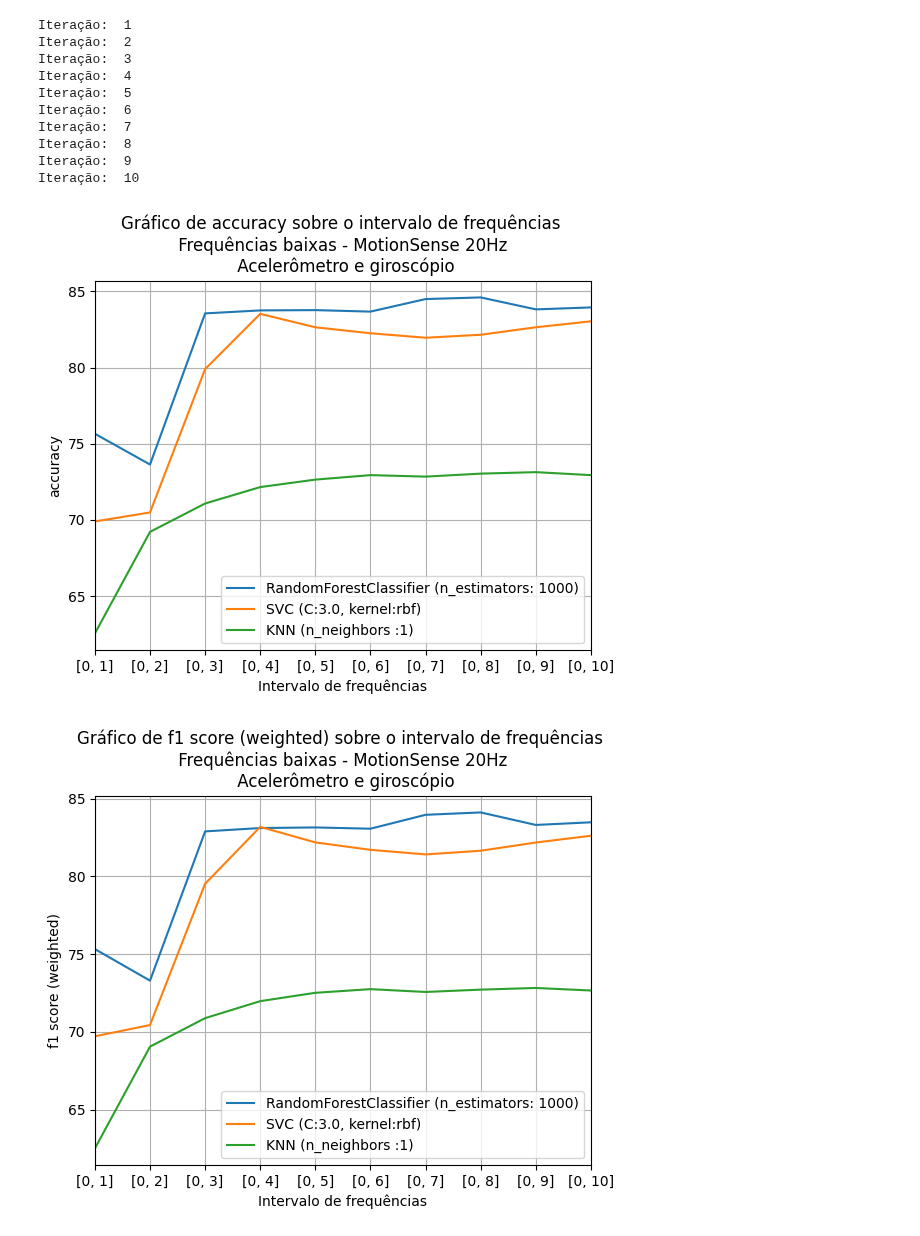
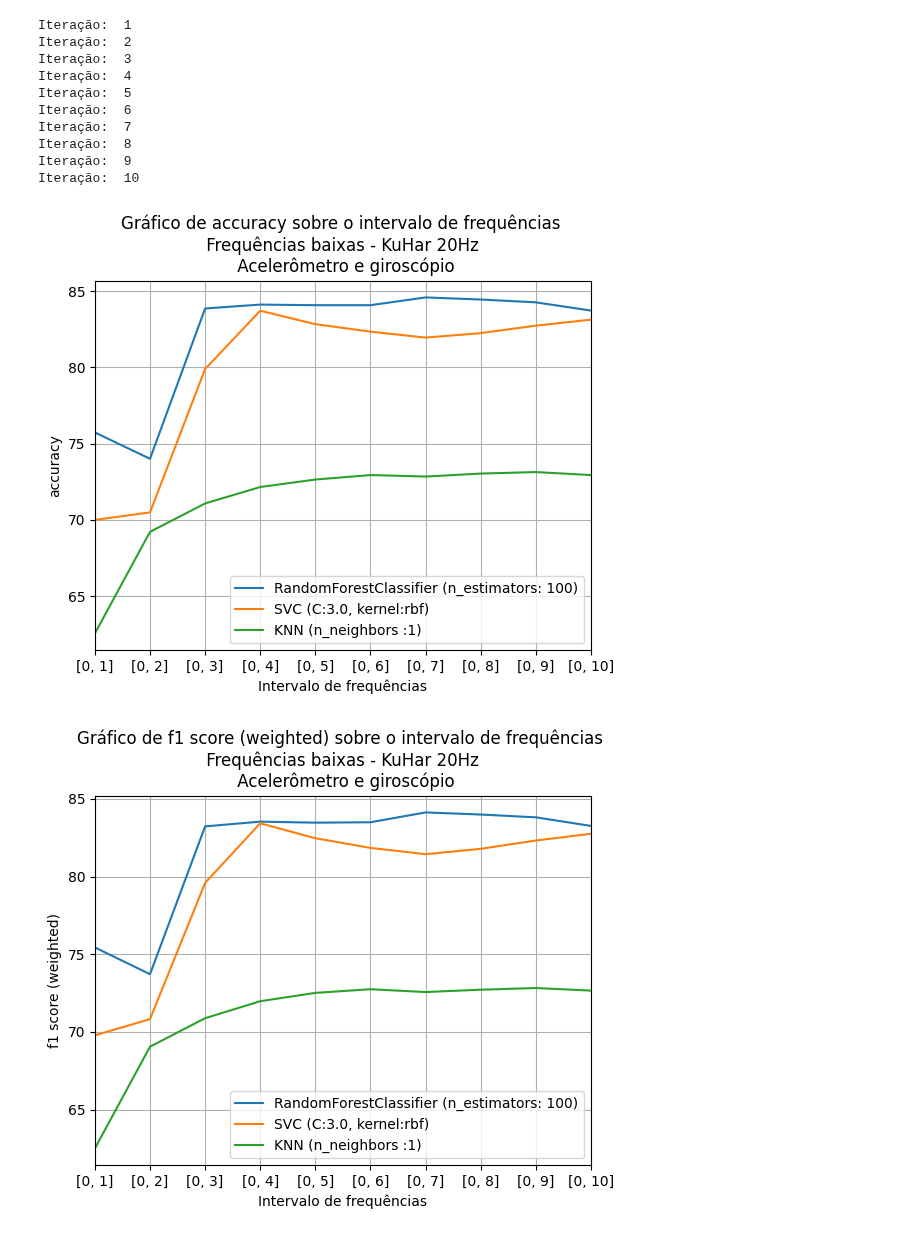
Before and after one commit to otavioon/librep-hiaac, a Jupyter notebook: experiments/removing-frequencies/MotionSense/Experiments_MotionSense_20Hz_removing_high_frequencies.ipynb, the cells around one changed output. Saved outputs shown, nothing was run; the diff lists cells and outputs as text; code cells hidden in the pictures.

```diff
--- a/experiments/removing-frequencies/MotionSense/Experiments_MotionSense_20Hz_removing_high_frequencies.ipynb
+++ b/experiments/removing-frequencies/MotionSense/Experiments_MotionSense_20Hz_removing_high_frequencies.ipynb
@@ -34,9 +34,11 @@ Change the path to use in other datasets
 # %%
-# Path for KuHar resampled to 50Hz view with the same activities (and labels numbers)
-# It is assumed that the directory will contain (train.csv, test.csv and validation.csv)
-dataset_path = Path("../../../data/views/MotionSense/resampled_view_20Hz")
+# MotionSense Loader
+loader = MotionSense_BalancedView20HZ(
+    root_dir="../../../data/views/MotionSense/balanced_20Hz-v1",
+    download=False
+)
 # %% [markdown]
 Once paths is defined, we can load the CSV as pandas dataframes
 # %%
-# Kuhar dataframes
-train, validation, test = PandasDatasetsIO(dataset_path).load()
+train_val, test = loader.load(concat_train_validation=True, label=loader.standard_label)
+train_val
@@ -236,22 +223,18 @@ Iteração:  10
 from librep.estimators import KNeighborsClassifier
 
 experiment = SimpleTrainEvalWorkflow(estimator=KNeighborsClassifier, estimator_creation_kwags ={'n_neighbors' :1} , do_not_instantiate=False, do_fit=True, evaluator=reporter)
-multi_run_experiment = MultiRunWorkflow(workflow=experiment, num_runs=10, debug=False)
+multi_run_experiment = MultiRunWorkflow(workflow=experiment, num_runs=1, debug=False)
 
+results_knn = []
 k = 1
-results_knn = []
 while(k <= fs_cut):
-    num_features = num_per_frequency*k
+    frequencies_to_remove = [i for i in range(k*num_per_frequency, fs_cut*num_per_frequency)]
 
-    features = []
-    for i in range(num_windows):
-        for j in range(num_features):
-            features.append(train_fft.window_names[i]+'-{}'.format(j)) # Rename the features name
+    frequencies_transform = RemoveFrequencies(interval=frequencies_to_remove)
+    transformer = TransformMultiModalDataset(transforms=[frequencies_transform])
 
-    train_fft_reduced = remove_high_frequencies(train_fft, num_windows, num_per_slices, features,
-                                               num_features)
-    test_fft_reduced = remove_high_frequencies(test_fft, num_windows, num_per_slices, features,
-                                              num_features)
+    train_fft_reduced = transformer(train_fft)
+    test_fft_reduced = transformer(test_fft)
 
     result = multi_run_experiment(train_fft_reduced, test_fft_reduced)
     results_knn.append(result)
@@ -296,38 +279,38 @@ scores_knn = {metric:[] for metric in metrics}
 scores_knn_average = {metric:[] for metric in metrics}
 
 for metric in metrics:
     for i in range(fs_cut):
             score_rf, score_svc, score_knn = [], [], []
             for j in range(10):
                 value_rf = results_rf[i]['runs'][j]['result'][0][metric]
                 score_rf.append(100*value_rf)
 
-                value_svc = results_svc[i]['runs'][j]['result'][0][metric]
-                score_svc.append(100*value_svc)
+            value_svc = results_svc[i]['runs'][0]['result'][0][metric]
+            score_svc.append(100*value_svc)
 
-                value_knn = results_knn[i]['runs'][j]['result'][0][metric]
-                score_knn.append(100*value_knn)
+            value_knn = results_knn[i]['runs'][0]['result'][0][metric]
+            score_knn.append(100*value_knn)
 
             scores_rf[metric].append(score_rf)
             scores_rf_average[metric].append(np.mean(score_rf))
 
             scores_svc[metric].append(score_svc)
             scores_svc_average[metric].append(np.mean(score_svc))
 
             scores_knn[metric].append(score_knn)
             scores_knn_average[metric].append(np.mean(score_knn))
 
 classifiers = {
-    'RandomForestClassifier (n_estimators: 1000)' : scores_rf_average,
+    'RandomForestClassifier (n_estimators: 100)' : scores_rf_average,
     'SVC (C:3.0, kernel:rbf)' : scores_svc_average,
     'KNN (n_neighbors :1)' : scores_knn_average
 }
 for metric in metrics:
     xlabel = "Intervalo de frequências"
     # ylabel = metric
-    title = "Gráfico de {} sobre o intervalo de frequências \n Frequências baixas - MotionSense {}Hz \n Acelerômetro e giroscópio".format(metric,
+    title = "Gráfico de {} sobre o intervalo de frequências \n Frequências baixas - KuHar {}Hz \n Acelerômetro e giroscópio".format(metric,
                                                                                                     fs_cut*2)
     chart(classifiers, metric, xlabel, title, fs_cut)
 # %% [output]
-[figure, old version]
+[figure, new version]
-[figure, old version]
+[figure, new version]
```
Also changed, not shown: parts of 17 cells of this notebook, 26 other files.
